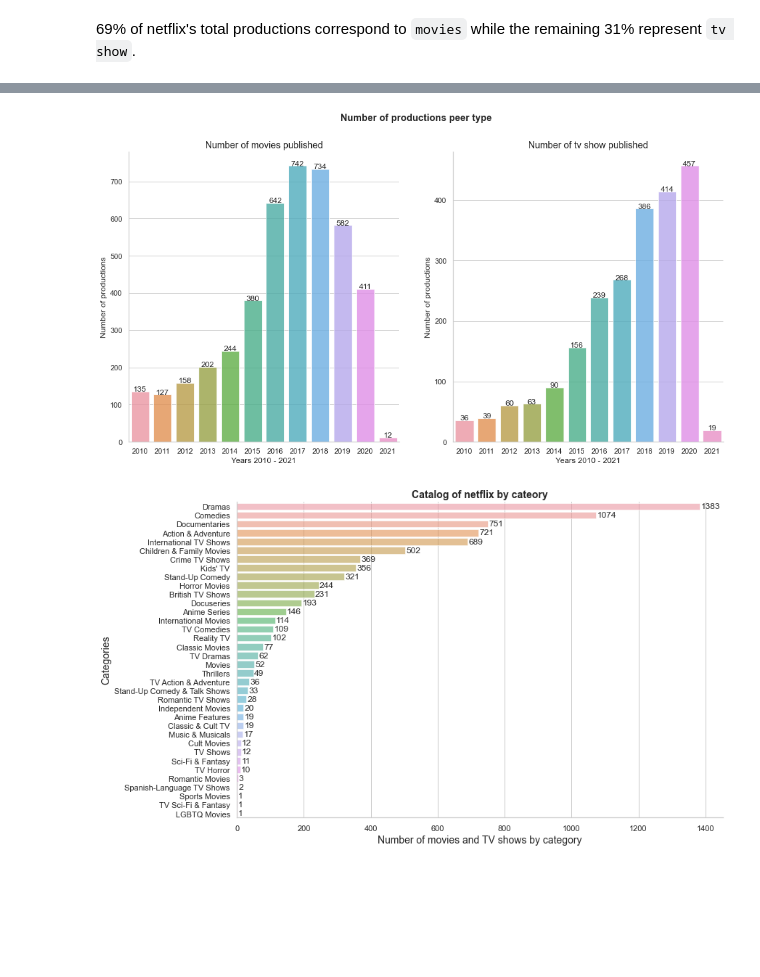
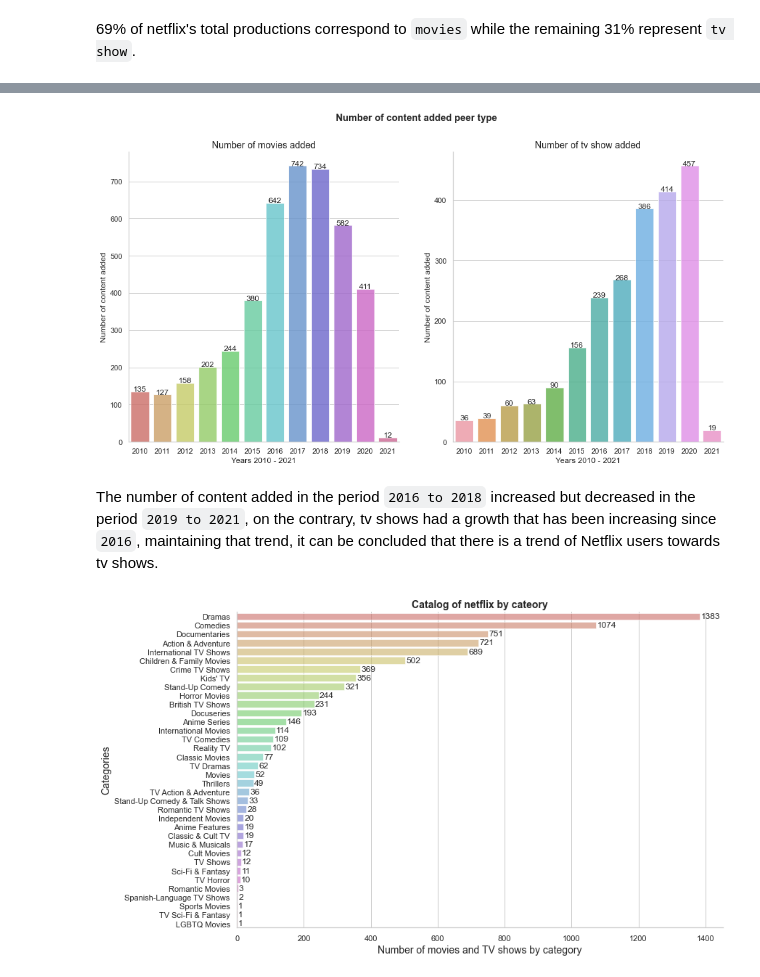
Before and after one commit to hackonion/Netflix-analysis, a Jupyter notebook: main.ipynb, the cells around one changed output, grey strips where cells are left out. Saved outputs shown, nothing was run; the diff lists cells and outputs as text; code cells hidden in the pictures; blank space fills up the shorter version.

```diff
--- a/main.ipynb
+++ b/main.ipynb
@@ -134,12 +161,13 @@ plt.show()
 total_productions_per_year = data[['release_year']]
 total_productions_per_year = total_productions_per_year[total_productions_per_year['release_year'] >= 2010].value_counts().reset_index(name='counts')
 # %%
-def show_values_on_bars(axs,):
+def vertical_show_values_on_bars(axs):
     def _show_on_single_plot(ax):
         for p in ax.patches:
             height = p.get_height()
-            _x = p.get_x() + p.get_width() / 2
-            _y = p.get_y() + p.get_height()
+            width = p.get_width()
+            _x = p.get_x() + width / 2
+            _y = p.get_y() + height
             ax.text(_x, _y, int(height), ha="center")
 
     if isinstance(axs, np.ndarray):
@@ -147,3 +175,18 @@ def show_values_on_bars(axs,):
             _show_on_single_plot(ax)
     else:
         _show_on_single_plot(axs)
+
+def horizontal_show_values_on_bars(axs):
+    def _show_on_single_plot(ax):
+        for p in ax.patches:
+            height = p.get_height()
+            width = p.get_width()
+            _x = width+3
+            _y =  p.get_y()+(height/2)
+            ax.text(_x, _y, int(width), va="center")
+
+    if isinstance(axs, np.ndarray):
+        for idx, ax in np.ndenumerate(axs):
+            _show_on_single_plot(ax)
+    else:
+        _show_on_single_plot(axs)
@@ -172,17 +223,19 @@ tv_shows_peer_year = tv_shows_peer_year[tv_shows_peer_year['release_year'] >= 20
 # %%
 fig, axes = plt.subplots(1,2 , figsize=(16, 8))
-fig.suptitle('Number of productions peer type',fontweight='bold')
-axes[0].set_title("Number of movies published",fontsize=14)
-axes[1].set_title("Number of tv show published",fontsize=14)
-sns.barplot(ax=axes[0] ,x='release_year',y = 'counts',data=movies_peer_year,alpha=0.8)
+fig.suptitle('Number of content added peer type',fontweight='bold')
+axes[0].set_title("Number of movies added",fontsize=14)
+axes[1].set_title("Number of tv show added",fontsize=14)
+sns.barplot(ax=axes[0] ,x='release_year',y = 'counts',data=movies_peer_year,alpha=0.8, palette="hls")
 sns.barplot(ax=axes[1] ,x='release_year',y = 'counts',data=tv_shows_peer_year,alpha=0.8)
 sns.despine()
-plt.setp(axes[:], ylabel='Number of productions')
+plt.setp(axes[:], ylabel='Number of content added')
 plt.setp(axes[:], xlabel='Years 2010 - 2021')
-show_values_on_bars(axes[:])
+vertical_show_values_on_bars(axes[:])
 plt.show()
 # %% [output]
-[figure, old version]
+[figure, new version]
+# %% [markdown]
+The number of content added in the period `2016 to 2018` increased but decreased in the period `2019 to 2021`, on the contrary, tv shows had a growth that has been increasing since `2016`, maintaining that trend, it can be concluded that there is a trend of Netflix users towards tv shows.
 # %%
 category = data[["listed_in"]].value_counts().reset_index(name="count")
 plt.figure(figsize=(12, 8))
```
Also changed, not shown: parts of 26 cells of this notebook.
